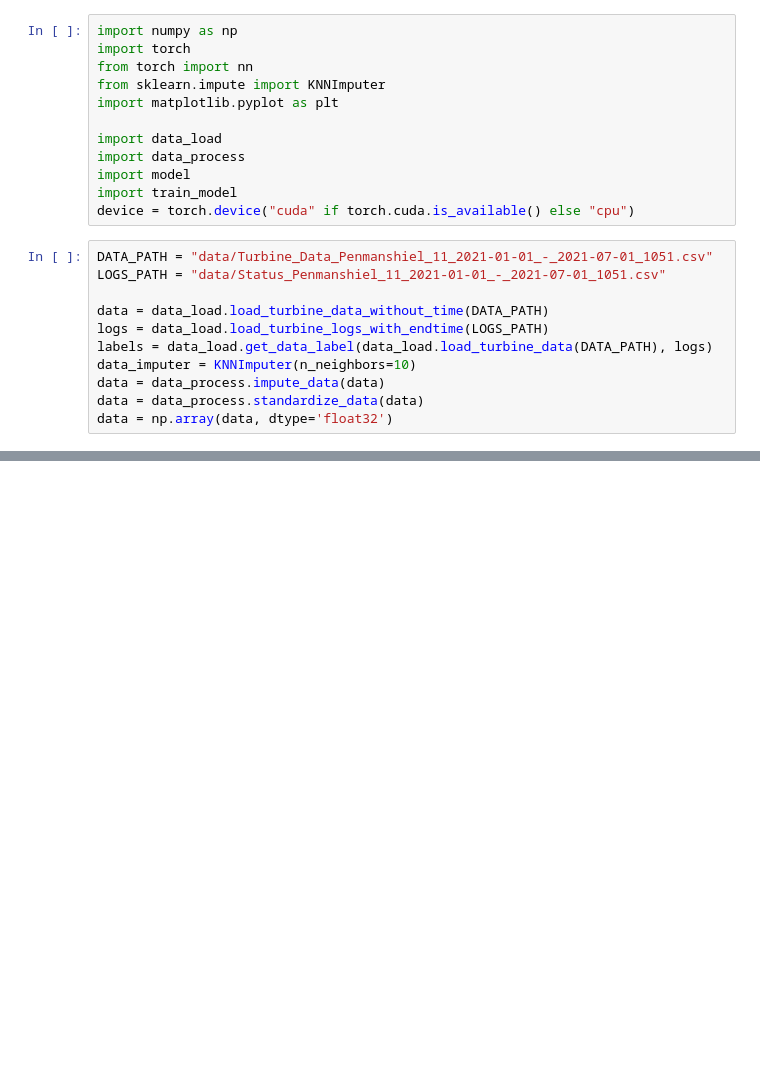
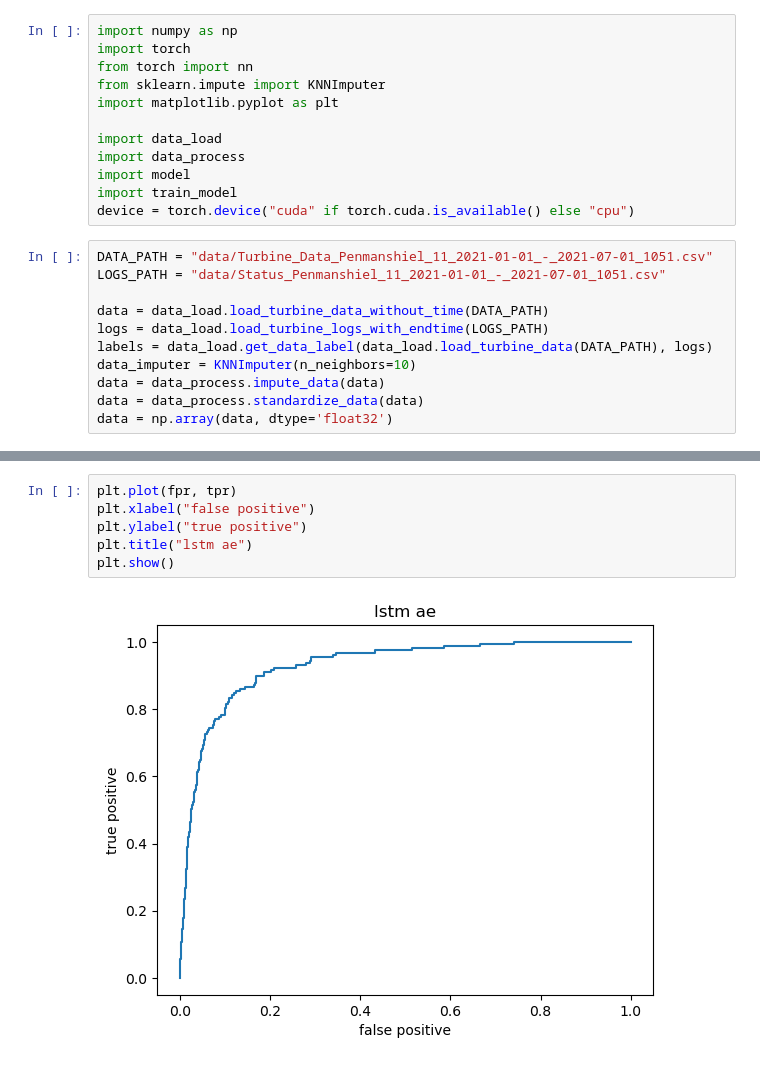
Before and after one commit to What-a-mess/Wind-Turbine-SCADA-Anomaly-Detection, a Jupyter notebook: lstm_autoencoder.ipynb, the cells around one changed output, grey strips where cells are left out. Cells and saved outputs as stored; diff of their text form; blank space fills up the shorter version.

```diff
--- a/lstm_autoencoder.ipynb
+++ b/lstm_autoencoder.ipynb
@@ -80,0 +102,8 @@ plt.show()
+# %%
+plt.plot(fpr, tpr)
+plt.xlabel("false positive")
+plt.ylabel("true positive")
+plt.title("lstm ae")
+plt.show()
+# %% [output]
+[figure, added]
```
Also changed, not shown: parts of 2 cells of this notebook, 1 other file.
